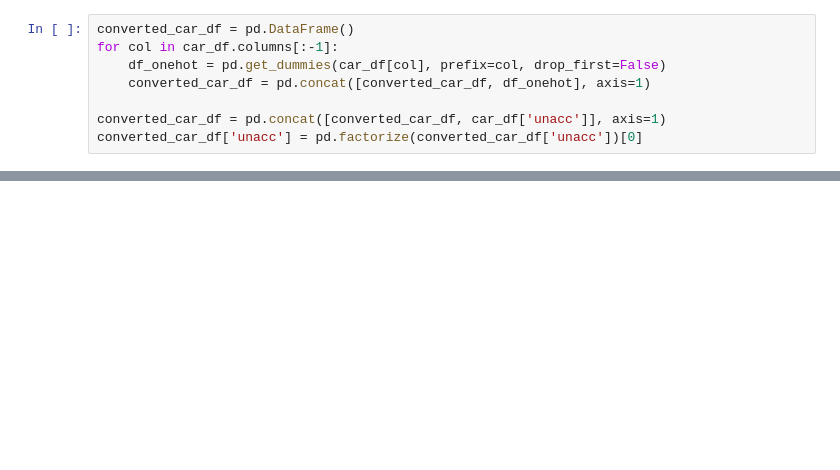
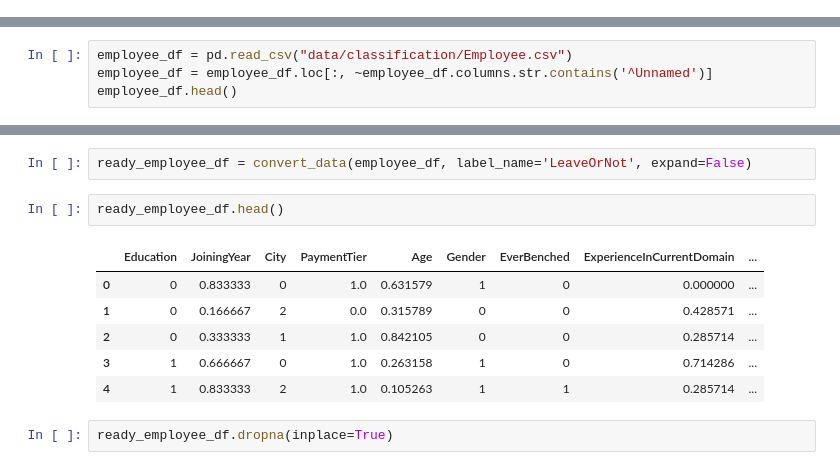
Before and after one commit to RavidDimant/Multi-Armed-Bandit-Driven-Active-Learning, a Jupyter notebook: process_data.ipynb, the cells around one changed output, grey strips where cells are left out. Drawn from its saved outputs; the diff is of its cells as text; blank space fills up the shorter version.

```diff
--- a/process_data.ipynb
+++ b/process_data.ipynb
@@ -202,8 +0,0 @@ for column in car_df.columns:
-# %%
-converted_car_df = pd.DataFrame()
-for col in car_df.columns[:-1]:
-    df_onehot = pd.get_dummies(car_df[col], prefix=col, drop_first=False)
-    converted_car_df = pd.concat([converted_car_df, df_onehot], axis=1)
-
-converted_car_df = pd.concat([converted_car_df, car_df['unacc']], axis=1)
-converted_car_df['unacc'] = pd.factorize(converted_car_df['unacc'])[0]
@@ -276,0 +310,4 @@ wine_df.to_csv('data/converted_wine_data.csv', index=False)
+# %%
+employee_df = pd.read_csv("data/classification/Employee.csv")
+employee_df = employee_df.loc[:, ~employee_df.columns.str.contains('^Unnamed')]
+employee_df.head()
@@ -276,0 +321,13 @@ wine_df.to_csv('data/converted_wine_data.csv', index=False)
+# %%
+ready_employee_df = convert_data(employee_df, label_name='LeaveOrNot', expand=False)
+# %%
+ready_employee_df.head()
+# %% [output]
+|  | Education | JoiningYear | City | PaymentTier | Age | Gender | EverBenched | ExperienceInCurrentDomain | ... |
+| 0 | 0 | 0.833333 | 0 | 1.0 | 0.631579 | 1 | 0 | 0.000000 | ... |
+| 1 | 0 | 0.166667 | 2 | 0.0 | 0.315789 | 0 | 0 | 0.428571 | ... |
+| 2 | 0 | 0.333333 | 1 | 1.0 | 0.842105 | 0 | 0 | 0.285714 | ... |
+| 3 | 1 | 0.666667 | 0 | 1.0 | 0.263158 | 1 | 0 | 0.714286 | ... |
+| 4 | 1 | 0.833333 | 2 | 1.0 | 0.105263 | 1 | 1 | 0.285714 | ... |
+# %%
+ready_employee_df.dropna(inplace=True)
```
Also changed, not shown: parts of 114 cells of this notebook, 14 other files.
